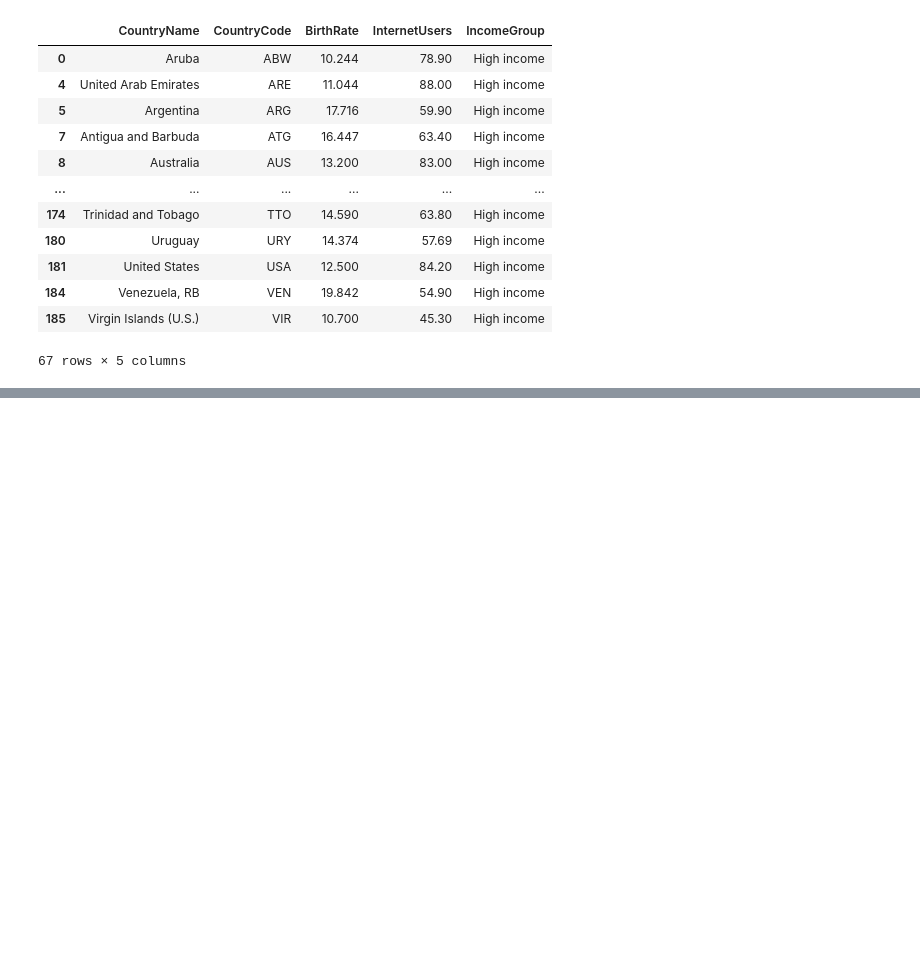
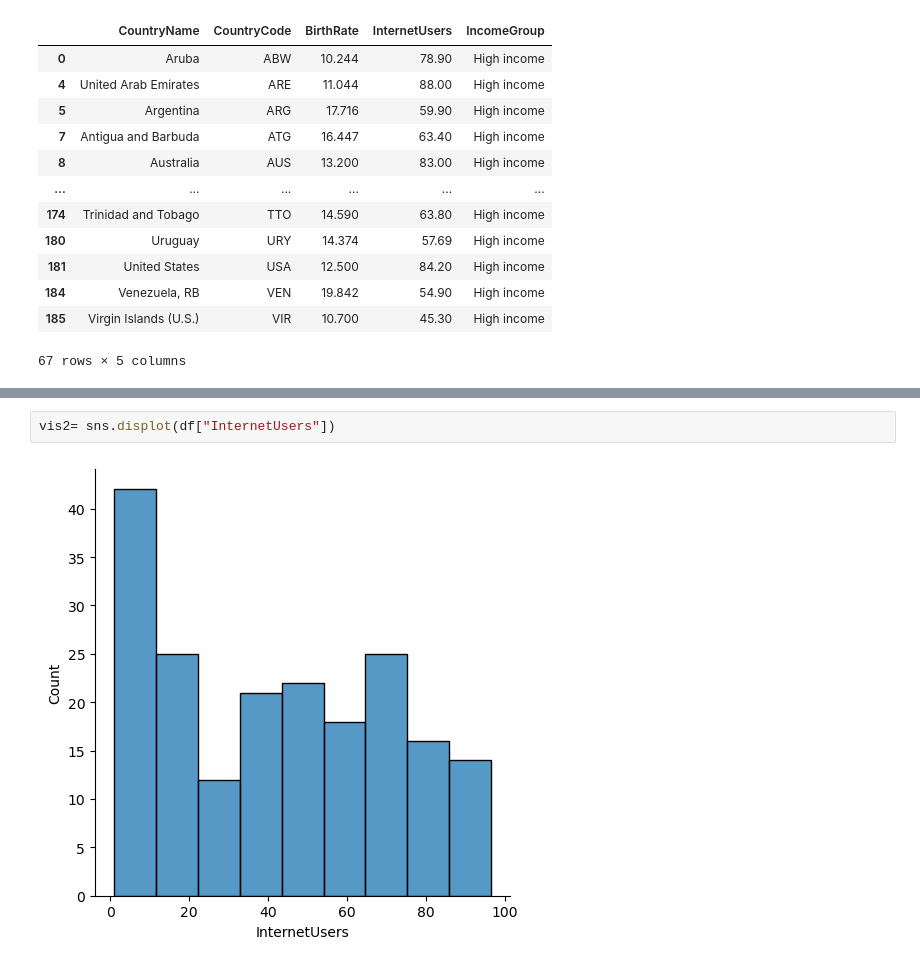
Before and after one commit to Megha77/Expertise-fullstack-GenAI-Agentic-AI, a Jupyter notebook: Panda.ipynb, the cells around one changed output, grey strips where cells are left out. Cells and saved outputs as stored; diff of their text form; blank space fills up the shorter version.

```diff
--- a/Panda.ipynb
+++ b/Panda.ipynb
@@ -464,0 +485,4 @@ df[df.IncomeGroup ==  'High income']
+# %%
+vis2= sns.displot(df["InternetUsers"])
+# %% [output]
+[figure, added]
```
Also changed, not shown: parts of 10 cells of this notebook, 4 other files.
